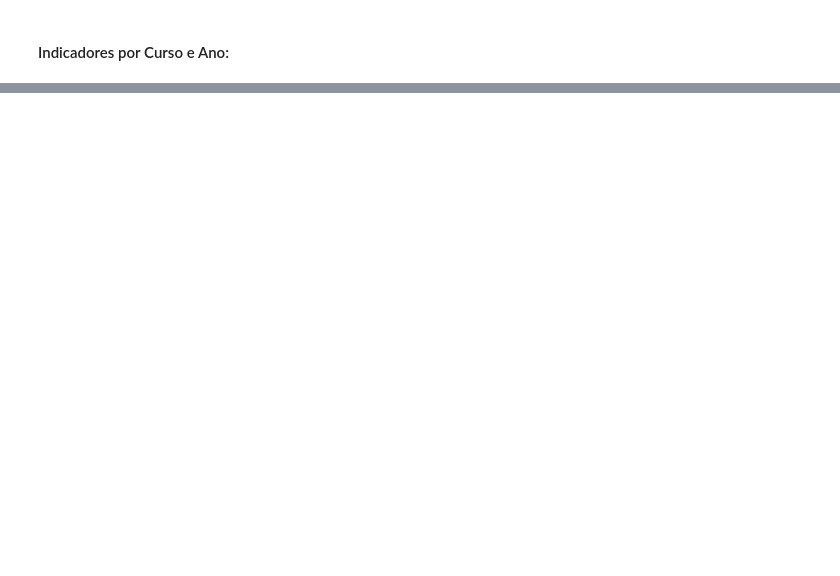
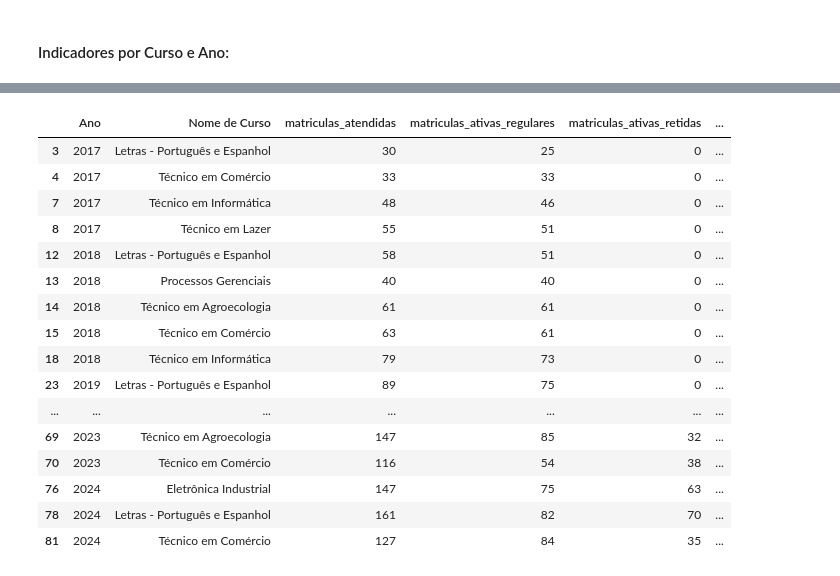
Before and after one commit to carolventuri/TCC, a Jupyter notebook: notebooks/2_teste_Calculos_Indicadores.ipynb, the cells around one changed output, grey strips where cells are left out. Cells and saved outputs as stored; diff of their text form; code cells hidden in the pictures; blank space fills up the shorter version.

```diff
--- a/notebooks/2_teste_Calculos_Indicadores.ipynb
+++ b/notebooks/2_teste_Calculos_Indicadores.ipynb
@@ -134,0 +169,20 @@ indicadores_curso_ano
+# %%
+df_indicadores[df_indicadores["taxa_efetividade_academica"].isna()]
+# %% [output]
+|  | Ano | Nome de Curso | matriculas_atendidas | matriculas_ativas_regulares | matriculas_ativas_retidas | ... |
+| 3 | 2017 | Letras - Português e Espanhol | 30 | 25 | 0 | ... |
+| 4 | 2017 | Técnico em Comércio | 33 | 33 | 0 | ... |
+| 7 | 2017 | Técnico em Informática | 48 | 46 | 0 | ... |
+| 8 | 2017 | Técnico em Lazer | 55 | 51 | 0 | ... |
+| 12 | 2018 | Letras - Português e Espanhol | 58 | 51 | 0 | ... |
+| 13 | 2018 | Processos Gerenciais | 40 | 40 | 0 | ... |
+| 14 | 2018 | Técnico em Agroecologia | 61 | 61 | 0 | ... |
+| 15 | 2018 | Técnico em Comércio | 63 | 61 | 0 | ... |
+| 18 | 2018 | Técnico em Informática | 79 | 73 | 0 | ... |
+| 23 | 2019 | Letras - Português e Espanhol | 89 | 75 | 0 | ... |
+| ... | ... | ... | ... | ... | ... | ... |
+| 69 | 2023 | Técnico em Agroecologia | 147 | 85 | 32 | ... |
+| 70 | 2023 | Técnico em Comércio | 116 | 54 | 38 | ... |
+| 76 | 2024 | Eletrônica Industrial | 147 | 75 | 63 | ... |
+| 78 | 2024 | Letras - Português e Espanhol | 161 | 82 | 70 | ... |
+| 81 | 2024 | Técnico em Comércio | 127 | 84 | 35 | ... |
```
Also changed, not shown: parts of 18 cells of this notebook, 1 other file.
